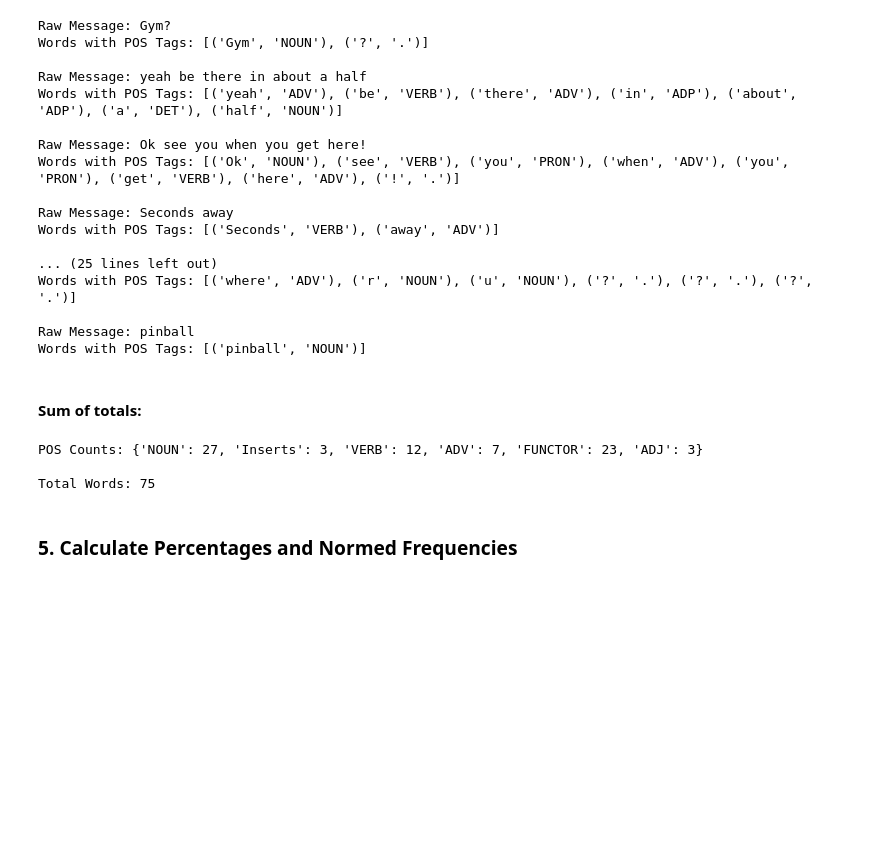
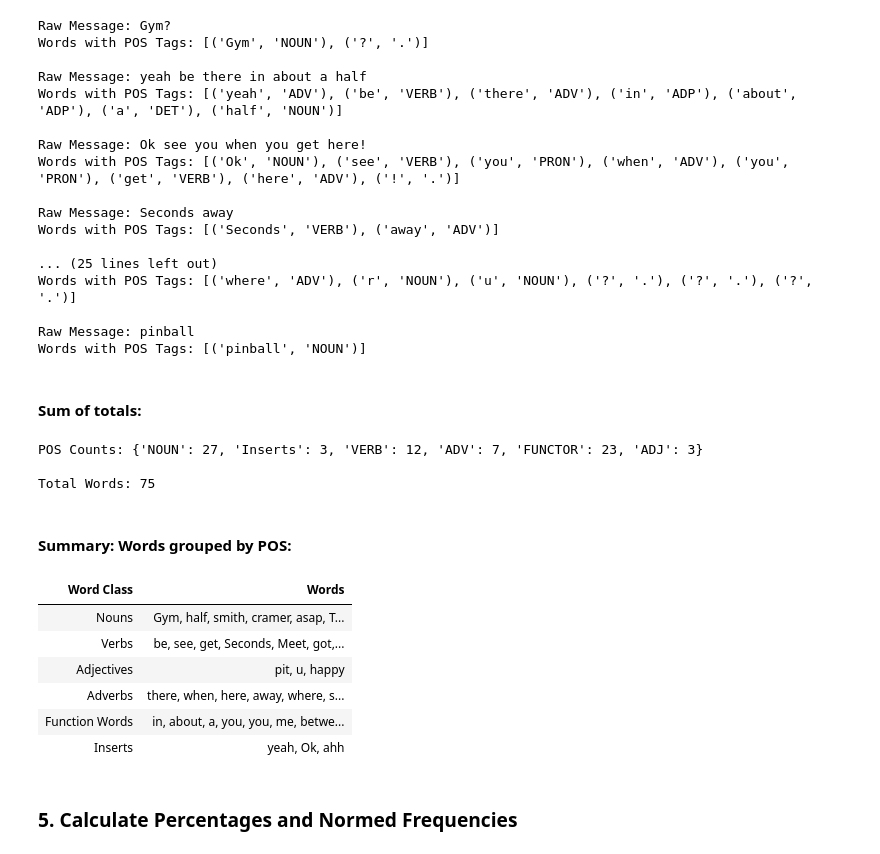
Before and after one commit to steve3p0/LING521, a Jupyter notebook: textmsg_analysis/text_analysis.ipynb, the cells around one changed output. Saved outputs shown, nothing was run; the diff lists cells and outputs as text; code cells hidden in the pictures; blank space fills up the shorter version.

```diff
--- a/textmsg_analysis/text_analysis.ipynb
+++ b/textmsg_analysis/text_analysis.ipynb
@@ -153,6 +189,34 @@ print(f"\nTotal Words: {total_words}")
 POS Counts: {'NOUN': 27, 'Inserts': 3, 'VERB': 12, 'ADV': 7, 'FUNCTOR': 23, 'ADJ': 3}
 
 Total Words: 75
+# %% [markdown]
+#### Summary: Words grouped by POS:
+# %%
+row_labels = ['Nouns', 'Verbs', 'Adjectives', 'Adverbs', 'Function Words', 'Inserts']
+words_by_pos = [ ', '.join(words['NOUN']), ', '.join(words['VERB']), ', '.join(words['ADJ']),
+                 ', '.join(words['ADV']), ', '.join(words['FUNCTOR']), ', '.join(words['Inserts']) ]
+data = {'Word Class': row_labels,
+        'Words': words_by_pos}
+df = pd.DataFrame(data, columns=['Word Class', 'Words'])
+
+# Set table styles
+styles = [ dict(selector="th", props=[('text-align', 'center')]),
+           dict(selector="th", props=[('white-space', 'nowrap')]),
+           dict(selector="td", props=[('text-align', 'left')]) ]
+styled_df = (df.style
+             .set_properties(subset=df.columns[0],  **{'white-space':'nowrap'})
+             .set_table_styles(styles))
+
+html = styled_df.hide_index().render()
+display(HTML(html))
+# %% [output]
+| Word Class | Words |
+| Nouns | Gym, half, smith, cramer, asap, T... |
+| Verbs | be, see, get, Seconds, Meet, got,... |
+| Adjectives | pit, u, happy |
+| Adverbs | there, when, here, away, where, s... |
+| Function Words | in, about, a, you, you, me, betwe... |
+| Inserts | yeah, Ok, ahh |
 # %% [markdown]
 ### 5.  Calculate Percentages and Normed Frequencies
 # %%
```
Also changed, not shown: parts of 12 cells of this notebook.
